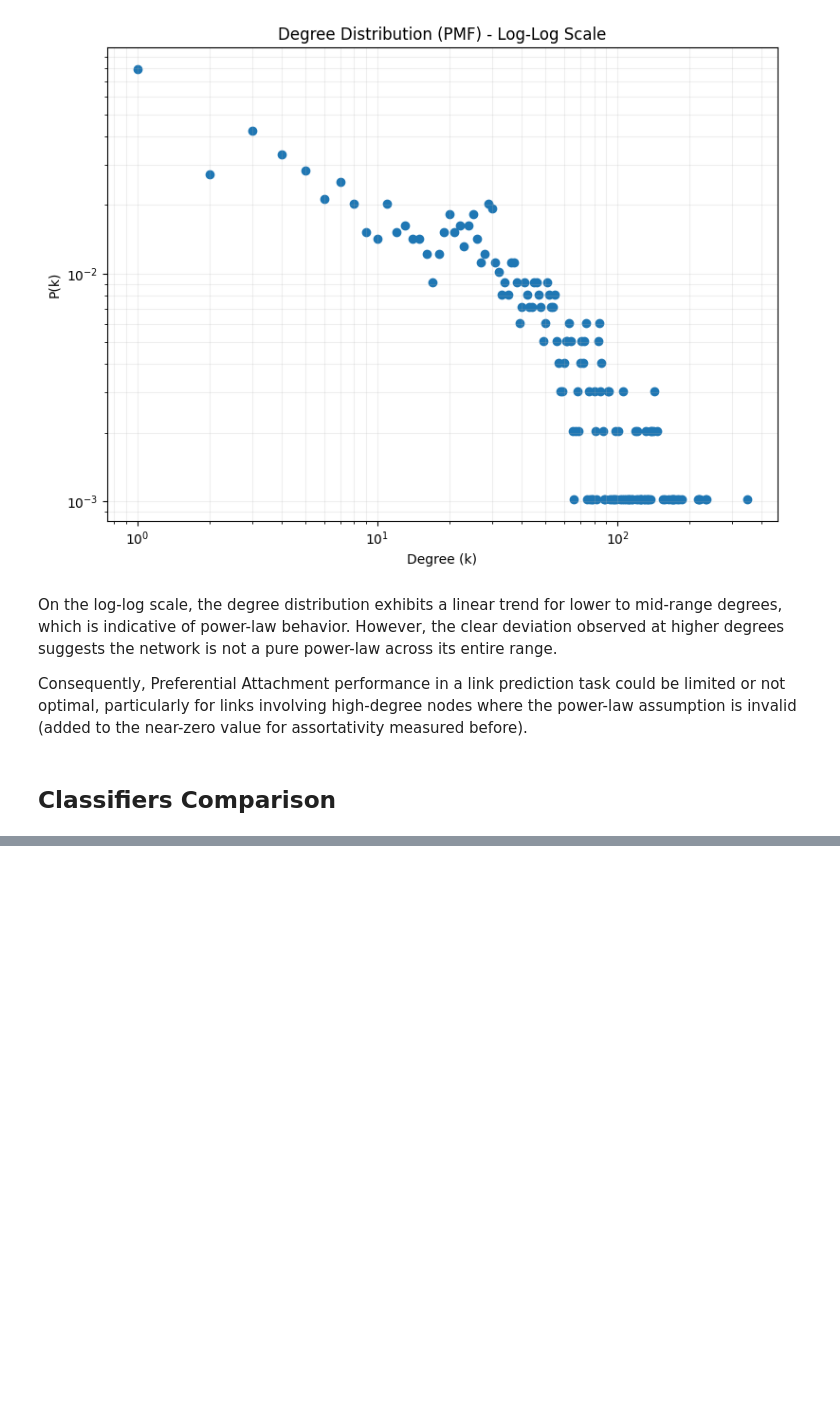
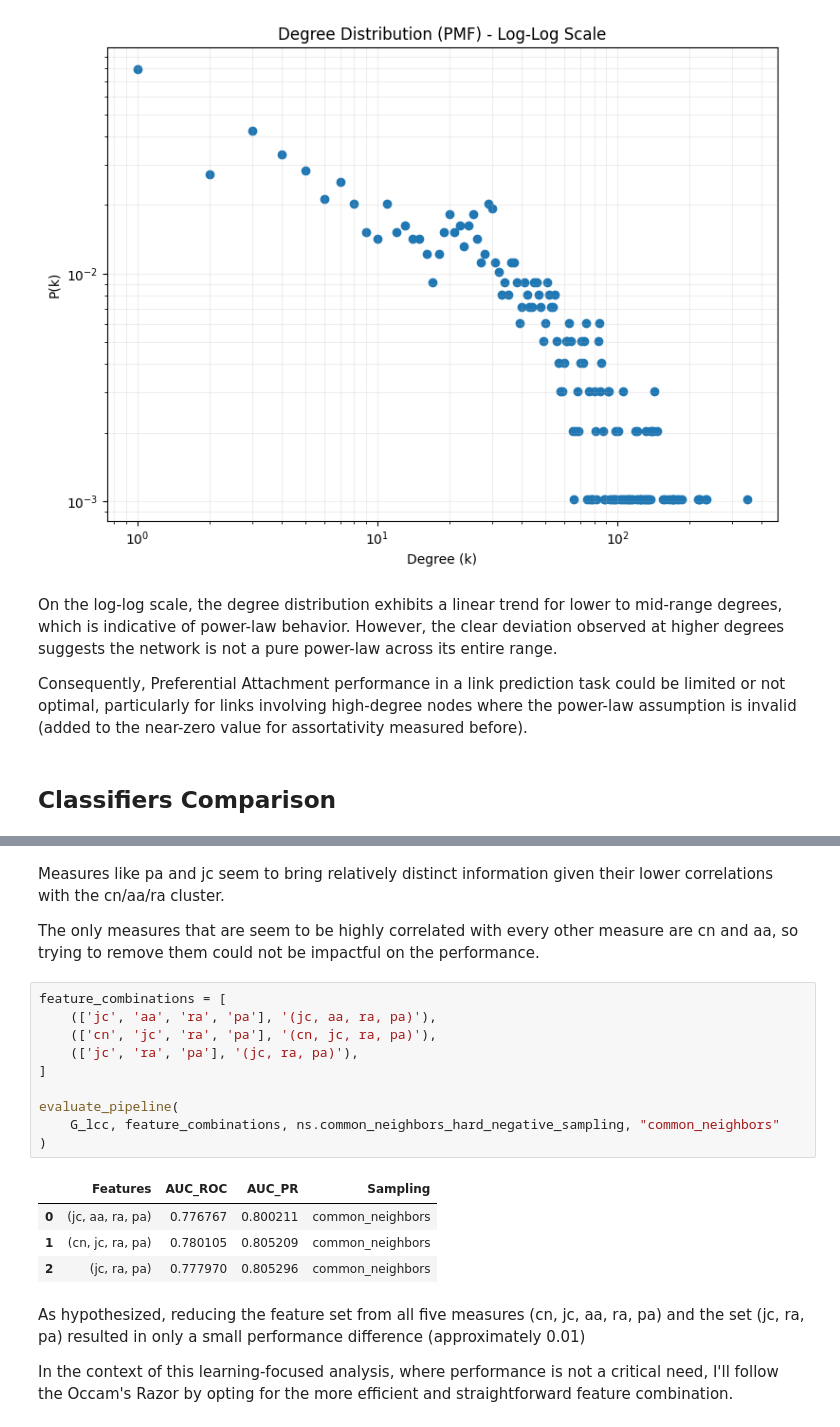
Before and after one commit to quelmitch/link-prediction-learning, a Jupyter notebook: 03_dense_email_network/03_dense_email_network.ipynb, the cells around one changed output, grey strips where cells are left out. Cells and saved outputs as stored; diff of their text form; blank space fills up the shorter version.

```diff
--- a/03_dense_email_network/03_dense_email_network.ipynb
+++ b/03_dense_email_network/03_dense_email_network.ipynb
@@ -109,0 +223,23 @@ Consequently, Preferential Attachment performance in a link prediction task coul
+# %% [markdown]
+Measures like pa and jc seem to bring relatively distinct information given their lower correlations with the cn/aa/ra cluster.
+
+The only measures that are seem to be highly correlated with every other measure are cn and aa, so trying to remove them could not be impactful on the performance.
+# %%
+feature_combinations = [
+    (['jc', 'aa', 'ra', 'pa'], '(jc, aa, ra, pa)'),
+    (['cn', 'jc', 'ra', 'pa'], '(cn, jc, ra, pa)'),
+    (['jc', 'ra', 'pa'], '(jc, ra, pa)'),
+]
+
+evaluate_pipeline(
+    G_lcc, feature_combinations, ns.common_neighbors_hard_negative_sampling, "common_neighbors"
+)
+# %% [output]
+|  | Features | AUC_ROC | AUC_PR | Sampling |
+| 0 | (jc, aa, ra, pa) | 0.776767 | 0.800211 | common_neighbors |
+| 1 | (cn, jc, ra, pa) | 0.780105 | 0.805209 | common_neighbors |
+| 2 | (jc, ra, pa) | 0.777970 | 0.805296 | common_neighbors |
+# %% [markdown]
+As hypothesized, reducing the feature set from all five measures (cn, jc, aa, ra, pa) and the set (jc, ra, pa) resulted in only a small performance difference (approximately 0.01)
+
+In the context of this learning-focused analysis, where performance is not a critical need, I'll follow the Occam's Razor by opting for the more efficient and straightforward feature combination.
```
Also changed, not shown: parts of 6 cells of this notebook.
